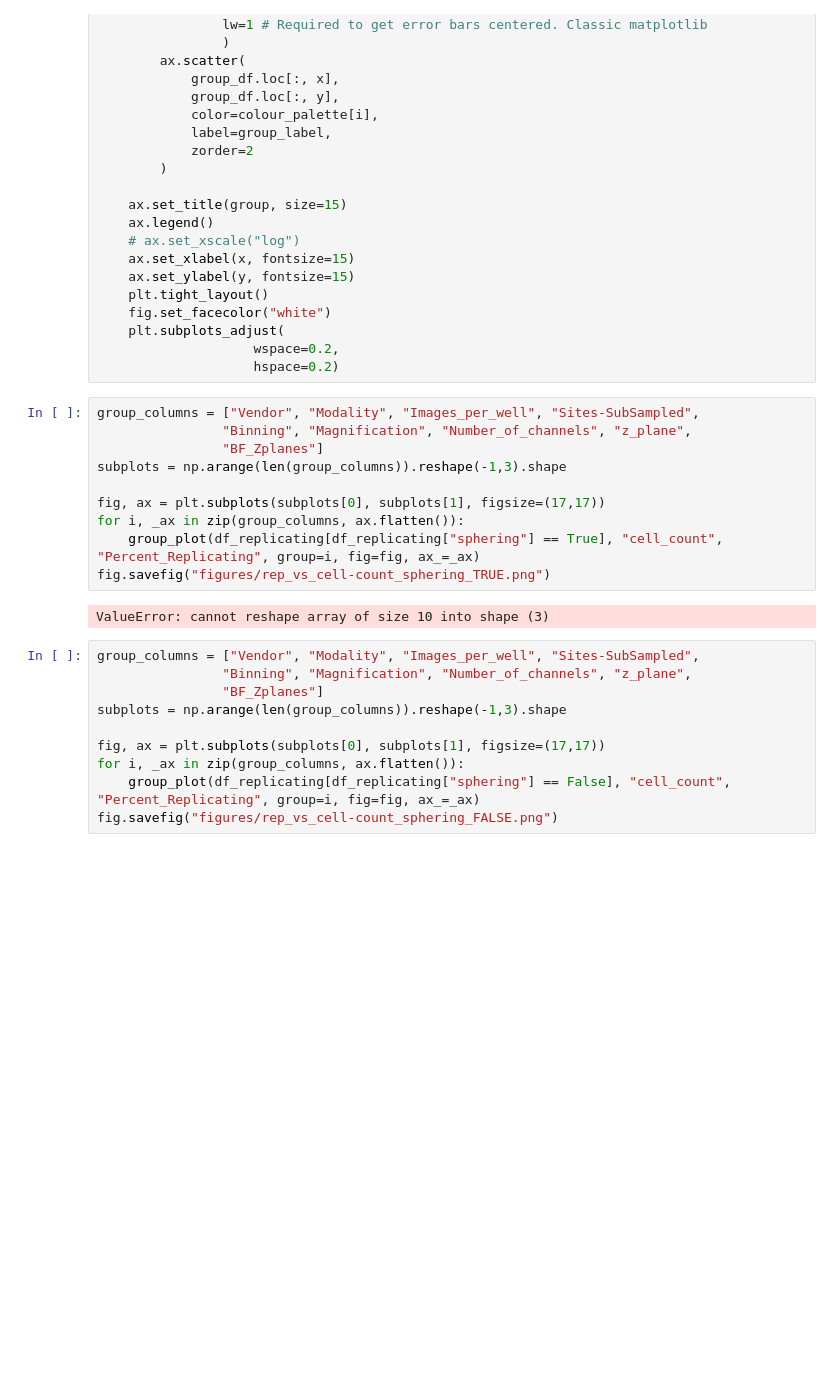
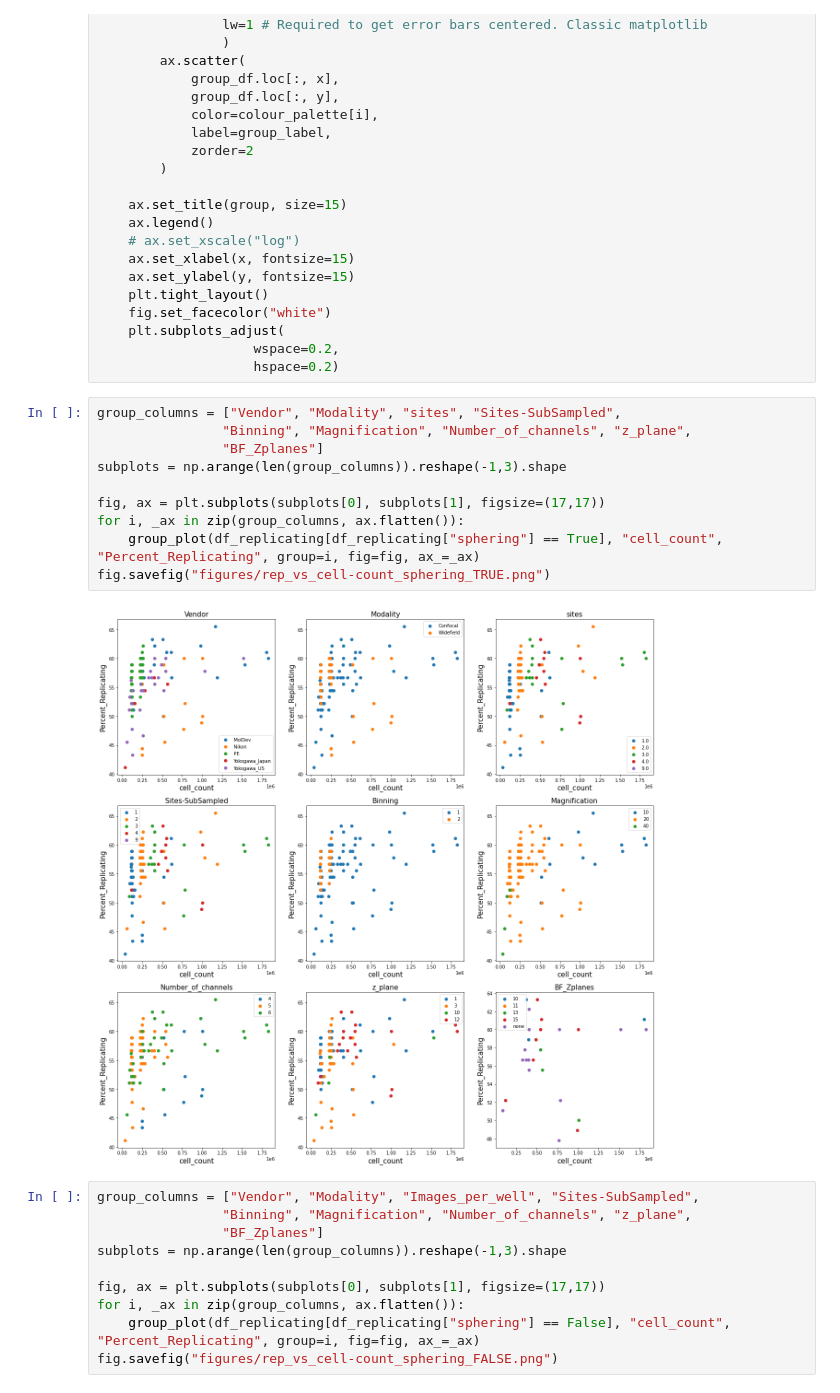
Before and after one commit to jump-cellpainting/jump-scope-analysis, a Jupyter notebook: visualisation.ipynb, the cells around one changed output. Drawn from its saved outputs; the diff is of its cells as text; blank space fills up the shorter version.

```diff
--- a/visualisation.ipynb
+++ b/visualisation.ipynb
@@ -158,17 +158,17 @@ def group_plot(df, x, y, group, error_x=None, error_y=None, fig=None, ax_=None):
                     wspace=0.2,
                     hspace=0.2)
 # %%
-group_columns = ["Vendor", "Modality", "Images_per_well", "Sites-SubSampled",
+group_columns = ["Vendor", "Modality", "sites", "Sites-SubSampled",
                 "Binning", "Magnification", "Number_of_channels", "z_plane",
                 "BF_Zplanes"]
 subplots = np.arange(len(group_columns)).reshape(-1,3).shape
 
 fig, ax = plt.subplots(subplots[0], subplots[1], figsize=(17,17))
 for i, _ax in zip(group_columns, ax.flatten()):
     group_plot(df_replicating[df_replicating["sphering"] == True], "cell_count", "Percent_Replicating", group=i, fig=fig, ax_=_ax)
 fig.savefig("figures/rep_vs_cell-count_sphering_TRUE.png")
 # %% [output]
-ValueError: cannot reshape array of size 10 into shape (3)
+[figure, added]
 # %%
 group_columns = ["Vendor", "Modality", "Images_per_well", "Sites-SubSampled",
                 "Binning", "Magnification", "Number_of_channels", "z_plane",
```
Also changed, not shown: parts of 5 cells of this notebook.
